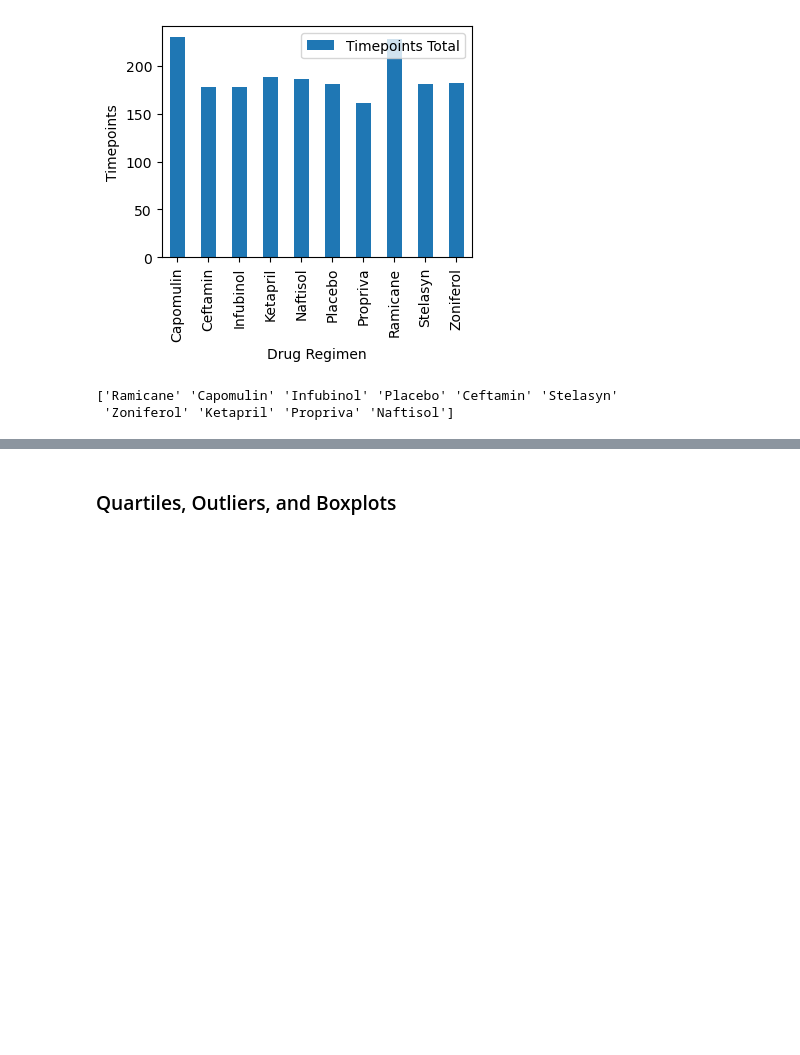
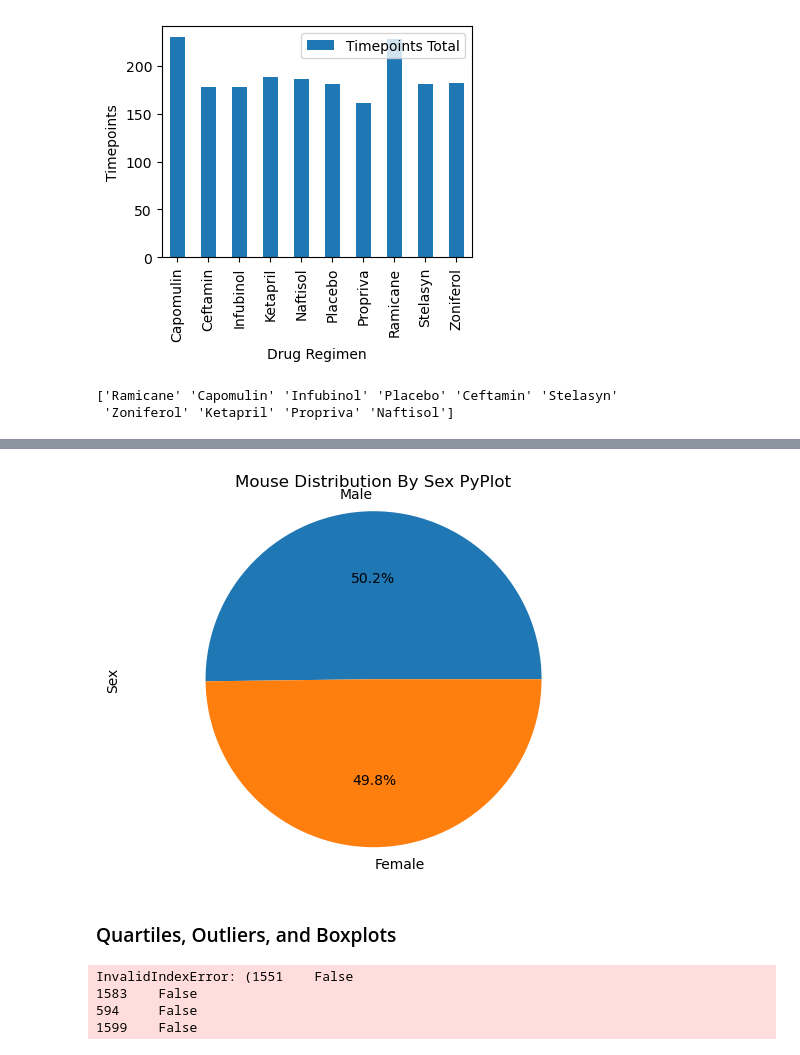
Before and after one commit to CRFitzgerald/matplotlib-challenge, a Jupyter notebook: pymaceuticals-inc.ipynb, the cells around one changed output, grey strips where cells are left out. Saved outputs shown, nothing was run; the diff lists cells and outputs as text; code cells hidden in the pictures; blank space fills up the shorter version.

```diff
--- a/pymaceuticals-inc.ipynb
+++ b/pymaceuticals-inc.ipynb
@@ -229,10 +230,12 @@ ValueError: pie requires either y column or 'subplots=True'
 # %%
-
-
-# Generate a pie plot showing the distribution of female versus male mice using pyplot
-msx_pie =
-msx_count
+# Py Pie Plot: generate a pie plot showing the distribution of female versus male mice using pyplot
+plt.title("Mouse Distribution By Sex PyPlot")
+plt.pie(sx_count, labels=sx_count.index.values, autopct='%1.1f%%')
+plt.ylabel("Sex")
+plt.axis("equal")
 plt.show()
+# %% [output]
+[figure, added]
 # %% [markdown]
 ### Quartiles, Outliers, and Boxplots
 # %%
@@ -240,9 +243,18 @@ plt.show()
 # Capomulin, Ramicane, Infubinol, and Ceftamin
 
 # Start by getting the last (greatest) timepoint for each mouse
-
-
+grouped_mouse_df = merge_df.copy()
+#grouped_mouse_df = grouped_mouse_df.groupby("Mouse ID")
+sorted = grouped_mouse_df.sort_values(by="Timepoint")
+last_timepoint = sorted.drop_duplicates("Mouse ID", keep="last")
+last_timepoint_filter = last_timepoint.drop(last_timepoint[last_timepoint["Drug Regimen"]=="Placebo","Naftisol", "Stelasyn","Zoniferol","Ketapril","Propriva"])
+last_timepoint_filter
 # Merge this group df with the original DataFrame to get the tumor volume at the last timepoint
+# %% [output]
+InvalidIndexError: (1551    False
+1583    False
+594     False
+1599    False
 # %%
 # Put treatments into a list for for loop (and later for plot labels)
 
```
Also changed, not shown: parts of 5 cells of this notebook.
